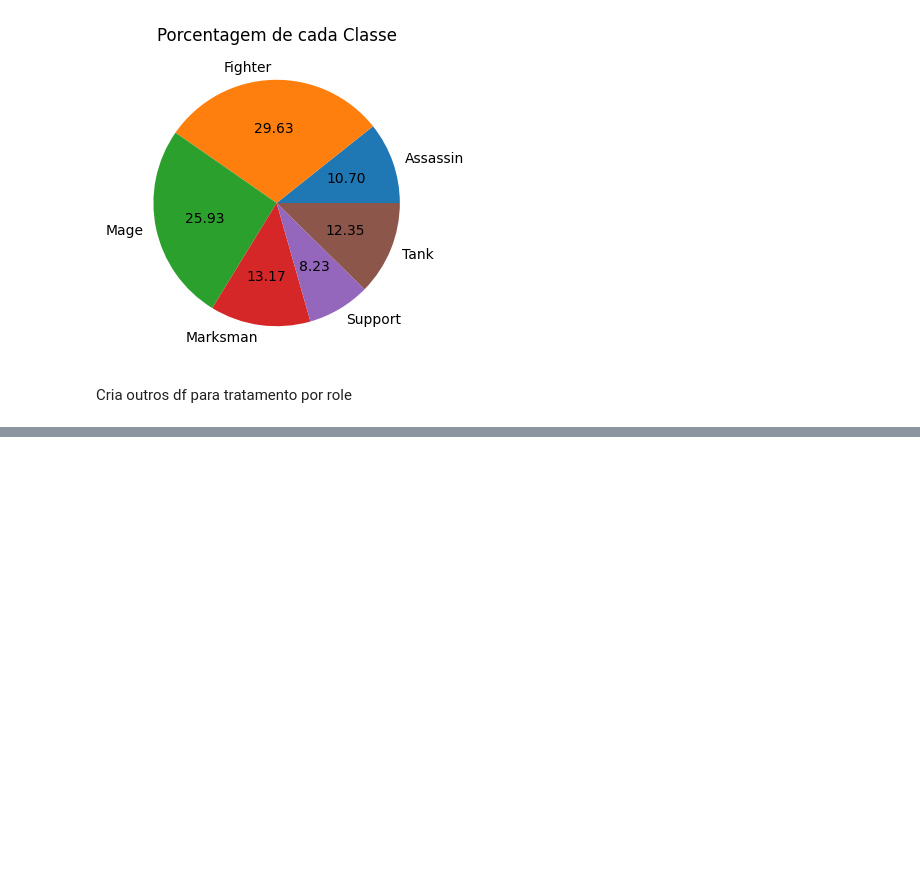
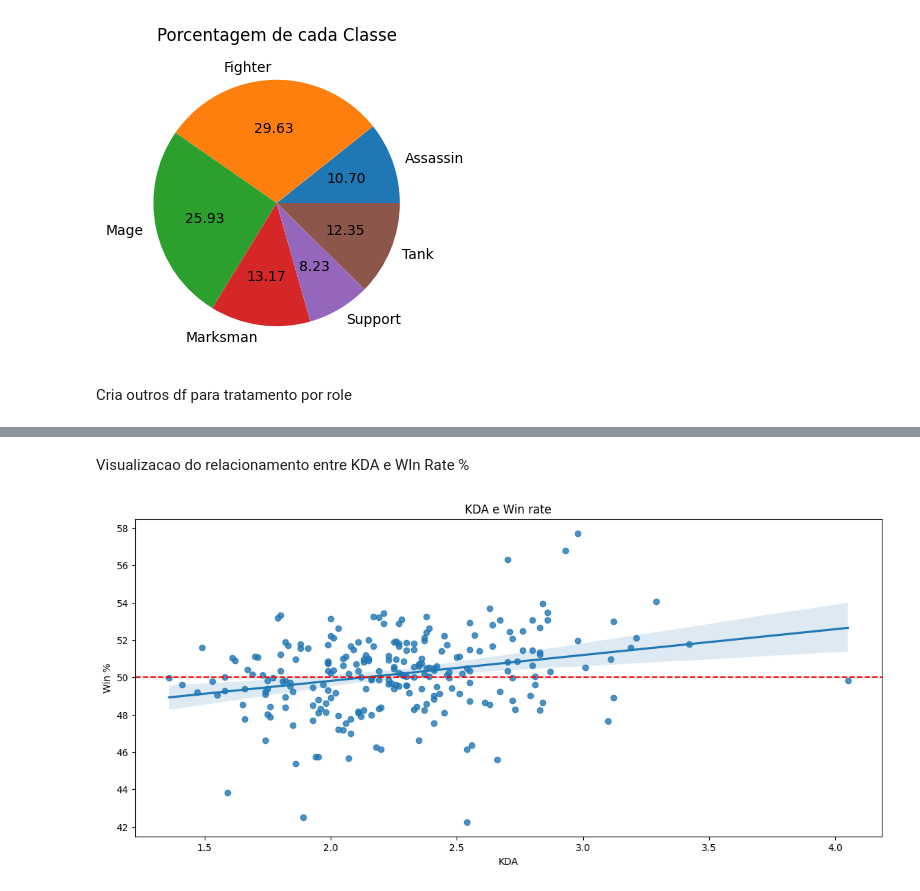
Before and after one commit to thiokue/lol-data-study, a Jupyter notebook: main.ipynb, the cells around one changed output, grey strips where cells are left out. Saved outputs shown, nothing was run; the diff lists cells and outputs as text; code cells hidden in the pictures; blank space fills up the shorter version.

```diff
--- a/main.ipynb
+++ b/main.ipynb
@@ -179,0 +164,10 @@ for df in lista_de_roles:
+# %% [markdown]
+Visualizacao do relacionamento entre KDA e WIn Rate %
+# %%
+plt.figure(figsize=(14,6))
+graph = sns.regplot(x='KDA', y='Win %', data=og_data)
+graph.axhline(50, color='red', ls='--')
+plt.title('KDA e Win rate')
+plt.show()
+# %% [output]
+[figure, added]
```
Also changed, not shown: parts of 13 cells of this notebook.
